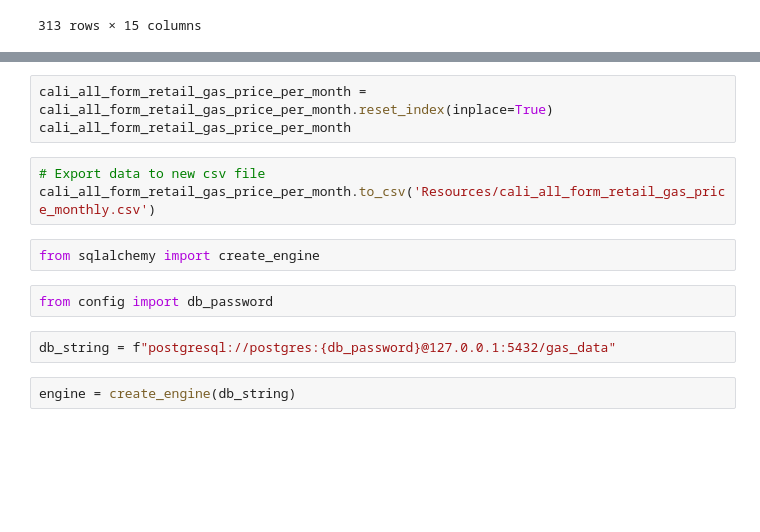
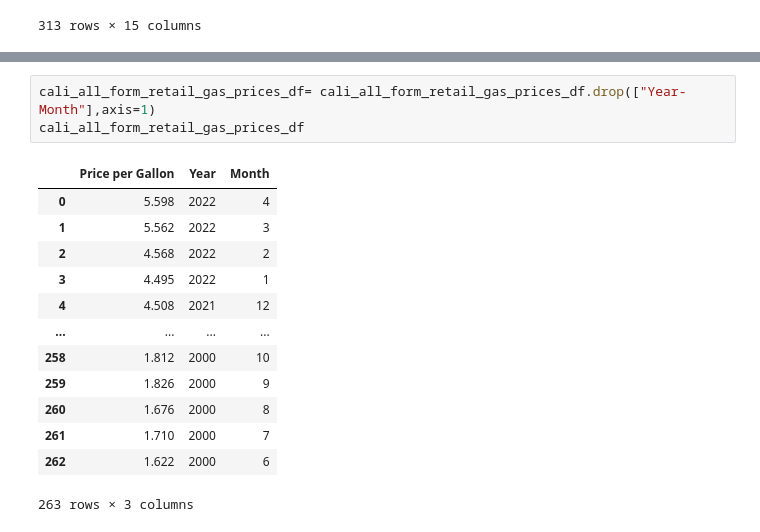
Before and after one commit to FIRE-Phoebe/Gas_Price_analysis, a Jupyter notebook: weekly_to_monthly_df.ipynb, the cells around one changed output, grey strips where cells are left out. Drawn from its saved outputs; the diff is of its cells as text; blank space fills up the shorter version.

```diff
--- a/weekly_to_monthly_df.ipynb
+++ b/weekly_to_monthly_df.ipynb
@@ -336,14 +242,17 @@ Index(['Price_per_Gallon'], dtype='object')
-# %%
-cali_all_form_retail_gas_price_per_month = cali_all_form_retail_gas_price_per_month.reset_index(inplace=True)
-cali_all_form_retail_gas_price_per_month
-# %%
-# Export data to new csv file
-cali_all_form_retail_gas_price_per_month.to_csv('Resources/cali_all_form_retail_gas_price_monthly.csv')
-# %%
-from sqlalchemy import create_engine
-# %%
-from config import db_password
-# %%
-db_string = f"postgresql://postgres:{db_password}@127.0.0.1:5432/gas_data"
-# %%
-engine = create_engine(db_string)
+# %%
+cali_all_form_retail_gas_prices_df= cali_all_form_retail_gas_prices_df.drop(["Year-Month"],axis=1)
+cali_all_form_retail_gas_prices_df
+# %% [output]
+|  | Price per Gallon | Year | Month |
+| 0 | 5.598 | 2022 | 4 |
+| 1 | 5.562 | 2022 | 3 |
+| 2 | 4.568 | 2022 | 2 |
+| 3 | 4.495 | 2022 | 1 |
+| 4 | 4.508 | 2021 | 12 |
+| ... | ... | ... | ... |
+| 258 | 1.812 | 2000 | 10 |
+| 259 | 1.826 | 2000 | 9 |
+| 260 | 1.676 | 2000 | 8 |
+| 261 | 1.710 | 2000 | 7 |
+| 262 | 1.622 | 2000 | 6 |
+263 rows × 3 columns
```
Also changed, not shown: parts of 20 cells of this notebook, 6 other files.
